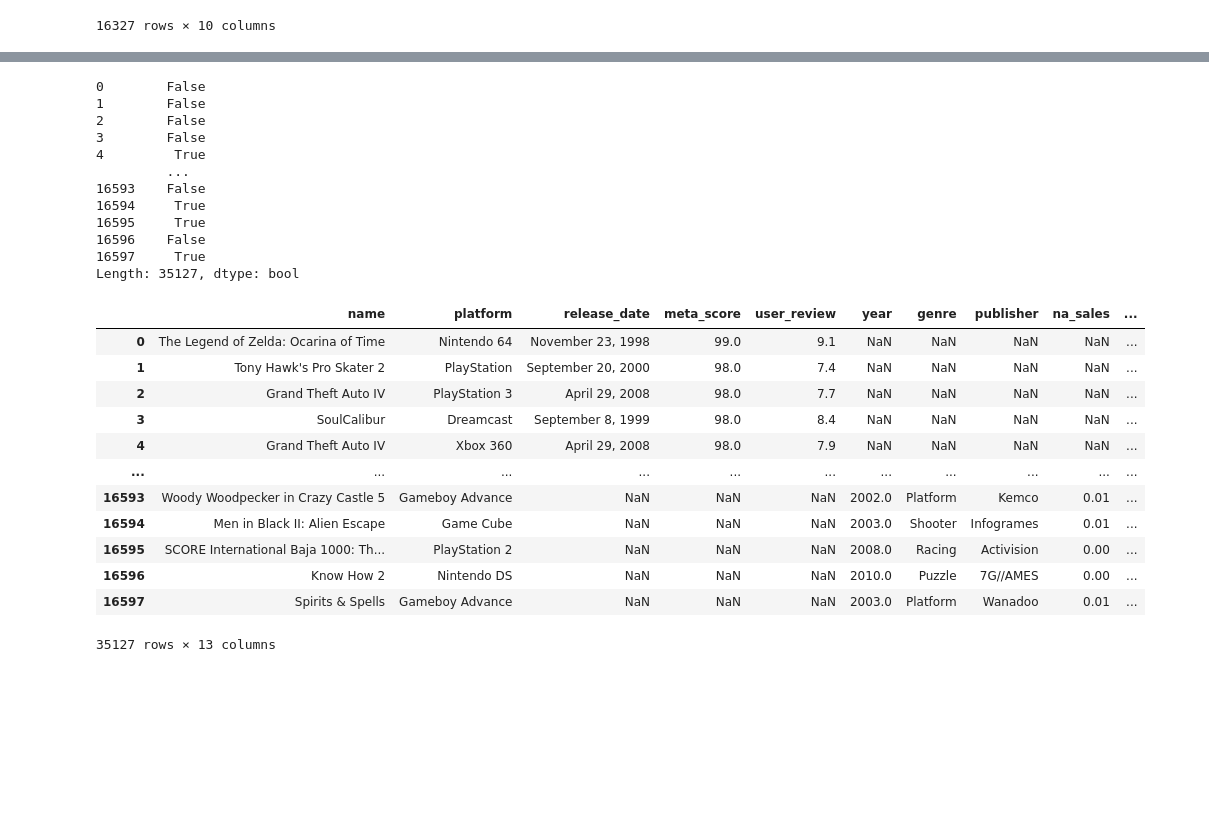
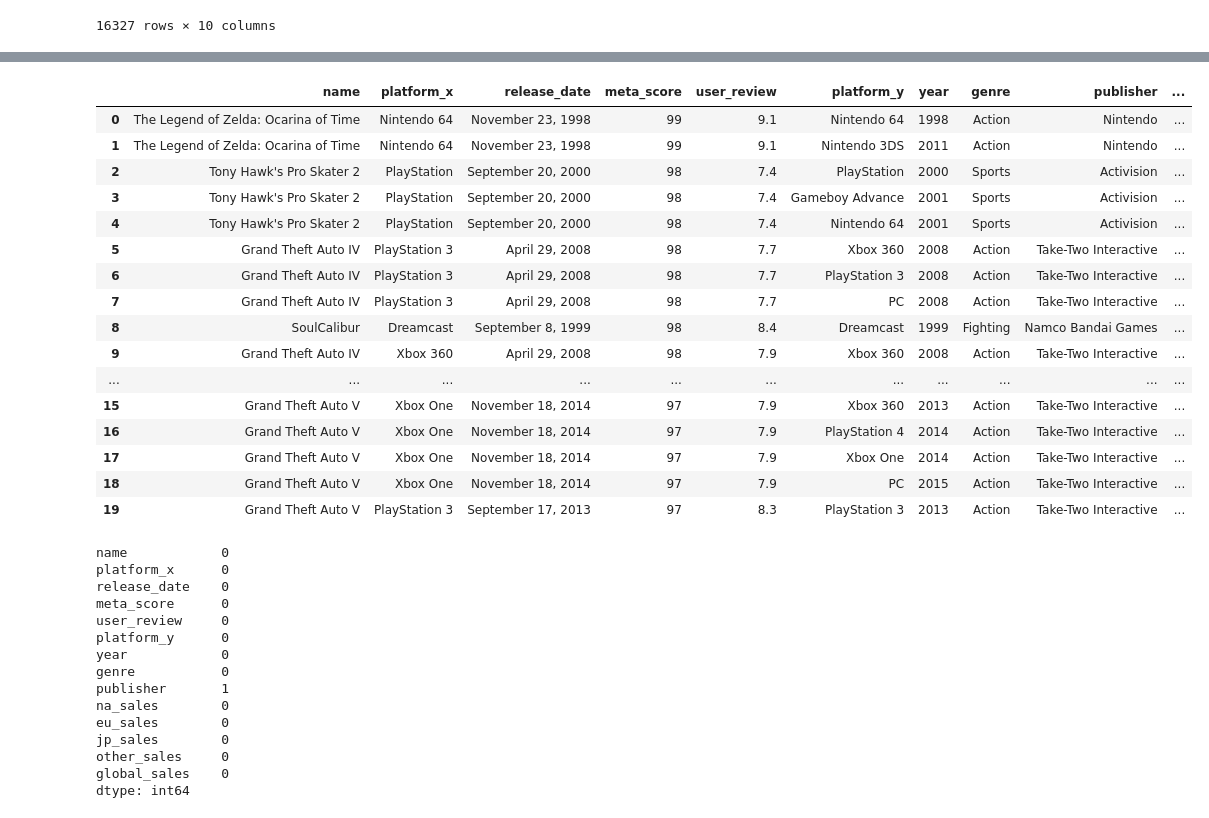
Before and after one commit to philippe2023/video_game_analysis, a Jupyter notebook: notebooks/cleaning_table.ipynb, the cells around one changed output, grey strips where cells are left out. Saved outputs shown, nothing was run; the diff lists cells and outputs as text; code cells hidden in the pictures; blank space fills up the shorter version.

Commit message:
day 2 continue cleaning with merge

```diff
--- a/notebooks/cleaning_table.ipynb
+++ b/notebooks/cleaning_table.ipynb
@@ -2,8 +2,8 @@
 import pandas as pd
 import numpy as np
 # %%
-df = pd.read_csv('data/raw/all_games.csv')
-df_2 = pd.read_csv('data/raw/video_games_sales 2.csv')
+df = pd.read_csv('../data/raw/all_games.csv')
+df_2 = pd.read_csv('../data/raw/video_games_sales.csv')
 # %%
 display(df.head(2), df_2.head(2), df.info(), df_2.info(), df.nunique(), df_2.nunique())
 # %% [output]
@@ -249,32 +239,40 @@ display(concat_df)
-# %%
-concat_df.duplicated(subset=['name'])
-# %% [output]
-0        False
-1        False
-2        False
-3        False
-4         True
-         ...
-16593    False
-16594     True
-16595     True
-16596    False
-16597     True
-Length: 35127, dtype: bool
-# %%
-concat_without_dup_df = concat_df.drop_duplicates(keep='first')
-display(concat_without_dup_df)
-# %% [output]
-|  | name | platform | release_date | meta_score | user_review | year | genre | publisher | na_sales | ... |
-| 0 | The Legend of Zelda: Ocarina of Time | Nintendo 64 | November 23, 1998 | 99.0 | 9.1 | NaN | NaN | NaN | NaN | ... |
-| 1 | Tony Hawk's Pro Skater 2 | PlayStation | September 20, 2000 | 98.0 | 7.4 | NaN | NaN | NaN | NaN | ... |
-| 2 | Grand Theft Auto IV | PlayStation 3 | April 29, 2008 | 98.0 | 7.7 | NaN | NaN | NaN | NaN | ... |
-| 3 | SoulCalibur | Dreamcast | September 8, 1999 | 98.0 | 8.4 | NaN | NaN | NaN | NaN | ... |
-| 4 | Grand Theft Auto IV | Xbox 360 | April 29, 2008 | 98.0 | 7.9 | NaN | NaN | NaN | NaN | ... |
-| ... | ... | ... | ... | ... | ... | ... | ... | ... | ... | ... |
-| 16593 | Woody Woodpecker in Crazy Castle 5 | Gameboy Advance | NaN | NaN | NaN | 2002.0 | Platform | Kemco | 0.01 | ... |
-| 16594 | Men in Black II: Alien Escape | Game Cube | NaN | NaN | NaN | 2003.0 | Shooter | Infogrames | 0.01 | ... |
-| 16595 | SCORE International Baja 1000: Th... | PlayStation 2 | NaN | NaN | NaN | 2008.0 | Racing | Activision | 0.00 | ... |
-| 16596 | Know How 2 | Nintendo DS | NaN | NaN | NaN | 2010.0 | Puzzle | 7G//AMES | 0.00 | ... |
-| 16597 | Spirits & Spells | Gameboy Advance | NaN | NaN | NaN | 2003.0 | Platform | Wanadoo | 0.01 | ... |
-35127 rows × 13 columns
+# %%
+merged_df = pd.merge(updated_df, dropped_na_tb_2_df, on=['name'], how='inner')
+display(merged_df.head(20))
+# %% [output]
+|  | name | platform_x | release_date | meta_score | user_review | platform_y | year | genre | publisher | ... |
+| 0 | The Legend of Zelda: Ocarina of Time | Nintendo 64 | November 23, 1998 | 99 | 9.1 | Nintendo 64 | 1998 | Action | Nintendo | ... |
+| 1 | The Legend of Zelda: Ocarina of Time | Nintendo 64 | November 23, 1998 | 99 | 9.1 | Nintendo 3DS | 2011 | Action | Nintendo | ... |
+| 2 | Tony Hawk's Pro Skater 2 | PlayStation | September 20, 2000 | 98 | 7.4 | PlayStation | 2000 | Sports | Activision | ... |
+| 3 | Tony Hawk's Pro Skater 2 | PlayStation | September 20, 2000 | 98 | 7.4 | Gameboy Advance | 2001 | Sports | Activision | ... |
+| 4 | Tony Hawk's Pro Skater 2 | PlayStation | September 20, 2000 | 98 | 7.4 | Nintendo 64 | 2001 | Sports | Activision | ... |
+| 5 | Grand Theft Auto IV | PlayStation 3 | April 29, 2008 | 98 | 7.7 | Xbox 360 | 2008 | Action | Take-Two Interactive | ... |
+| 6 | Grand Theft Auto IV | PlayStation 3 | April 29, 2008 | 98 | 7.7 | PlayStation 3 | 2008 | Action | Take-Two Interactive | ... |
+| 7 | Grand Theft Auto IV | PlayStation 3 | April 29, 2008 | 98 | 7.7 | PC | 2008 | Action | Take-Two Interactive | ... |
+| 8 | SoulCalibur | Dreamcast | September 8, 1999 | 98 | 8.4 | Dreamcast | 1999 | Fighting | Namco Bandai Games | ... |
+| 9 | Grand Theft Auto IV | Xbox 360 | April 29, 2008 | 98 | 7.9 | Xbox 360 | 2008 | Action | Take-Two Interactive | ... |
+| ... | ... | ... | ... | ... | ... | ... | ... | ... | ... | ... |
+| 15 | Grand Theft Auto V | Xbox One | November 18, 2014 | 97 | 7.9 | Xbox 360 | 2013 | Action | Take-Two Interactive | ... |
+| 16 | Grand Theft Auto V | Xbox One | November 18, 2014 | 97 | 7.9 | PlayStation 4 | 2014 | Action | Take-Two Interactive | ... |
+| 17 | Grand Theft Auto V | Xbox One | November 18, 2014 | 97 | 7.9 | Xbox One | 2014 | Action | Take-Two Interactive | ... |
+| 18 | Grand Theft Auto V | Xbox One | November 18, 2014 | 97 | 7.9 | PC | 2015 | Action | Take-Two Interactive | ... |
+| 19 | Grand Theft Auto V | PlayStation 3 | September 17, 2013 | 97 | 8.3 | PlayStation 3 | 2013 | Action | Take-Two Interactive | ... |
+# %%
+# Check for any missing values in the merged DataFrame
+print(merged_df.isnull().sum())
+# %% [output]
+name            0
+platform_x      0
+release_date    0
+meta_score      0
+user_review     0
+platform_y      0
+year            0
+genre           0
+publisher       1
+na_sales        0
+eu_sales        0
+jp_sales        0
+other_sales     0
+global_sales    0
+dtype: int64
```
Also changed, not shown: parts of 5 cells of this notebook, 3 other files.
